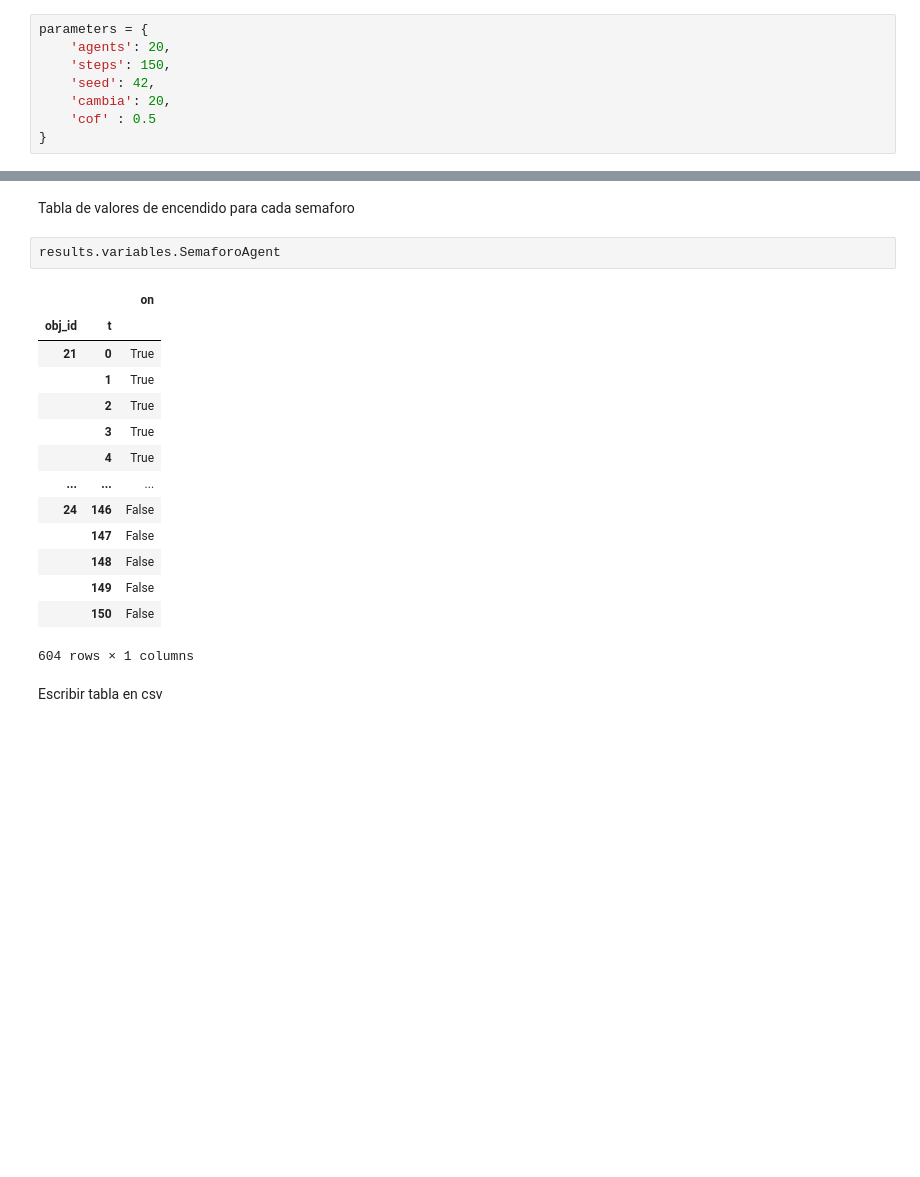
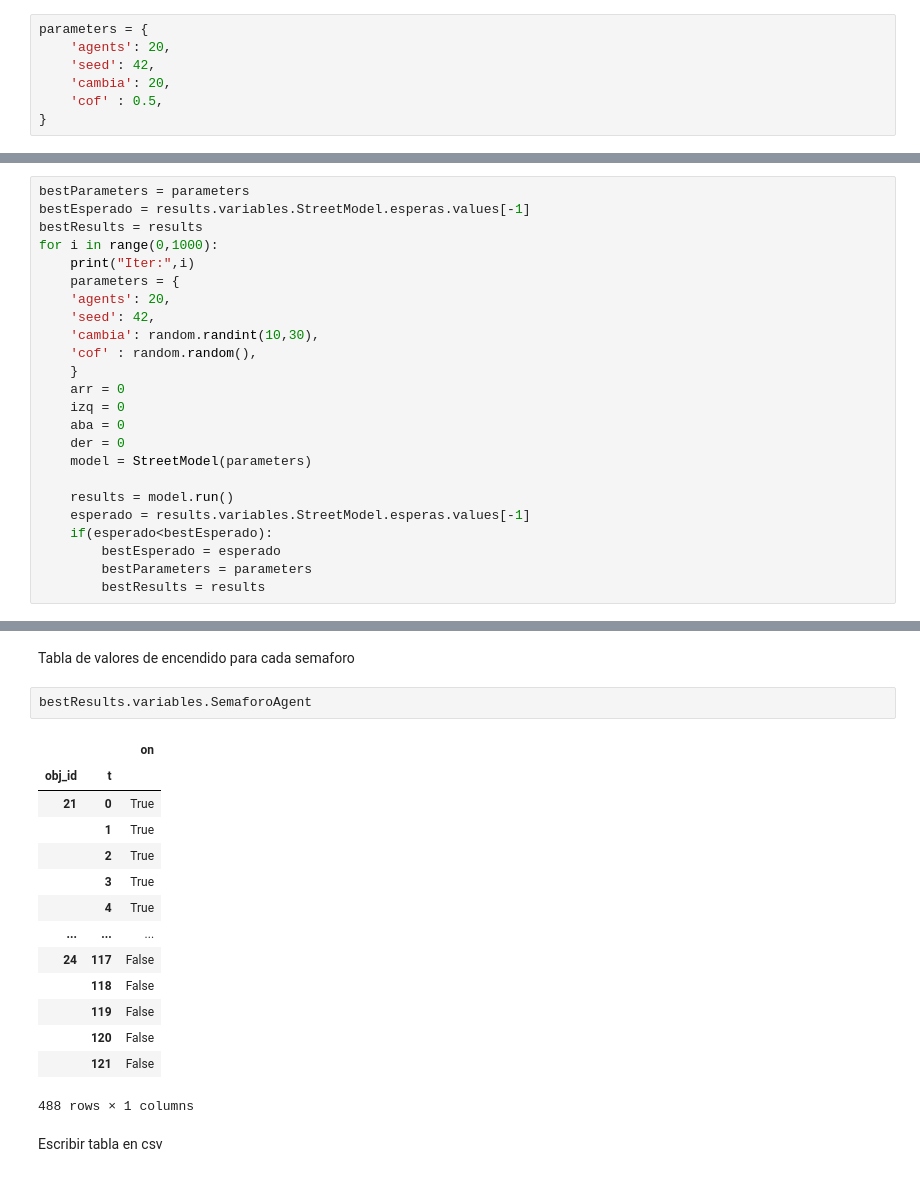
Before and after one commit to Danielema2000/Multiagentes-cruce-de-calles, a Jupyter notebook: Modelo.ipynb, the cells around one changed output, grey strips where cells are left out. Drawn from its saved outputs; the diff is of its cells as text; blank space fills up the shorter version.

```diff
--- a/Modelo.ipynb
+++ b/Modelo.ipynb
@@ -195,10 +212,9 @@ Parametros de una simulacion
 # %%
 parameters = {
     'agents': 20,
-    'steps': 150,
     'seed': 42,
     'cambia': 20,
-    'cof' : 0.5
+    'cof' : 0.5,
 }
 # %% [markdown]
 Ejecucion de una simulacion
@@ -269,0 +264,24 @@ results.info
+# %%
+bestParameters = parameters
+bestEsperado = results.variables.StreetModel.esperas.values[-1]
+bestResults = results
+for i in range(0,1000):
+    print("Iter:",i)
+    parameters = {
+    'agents': 20,
+    'seed': 42,
+    'cambia': random.randint(10,30),
+    'cof' : random.random(),
+    }
+    arr = 0
+    izq = 0
+    aba = 0
+    der = 0
+    model = StreetModel(parameters)
+
+    results = model.run()
+    esperado = results.variables.StreetModel.esperas.values[-1]
+    if(esperado<bestEsperado):
+        bestEsperado = esperado
+        bestParameters = parameters
+        bestResults = results
@@ -314,22 +383,22 @@ df.to_csv("carros.csv",index=False)
 # %% [markdown]
 Tabla de valores de encendido para cada semaforo
 # %%
-results.variables.SemaforoAgent
+bestResults.variables.SemaforoAgent
 # %% [output]
 |  |  | on |
 | obj_id | t |  |
 | 21 | 0 | True |
 |  | 1 | True |
 |  | 2 | True |
 |  | 3 | True |
 |  | 4 | True |
 | ... | ... | ... |
-| 24 | 146 | False |
-|  | 147 | False |
-|  | 148 | False |
-|  | 149 | False |
-|  | 150 | False |
+| 24 | 117 | False |
+|  | 118 | False |
+|  | 119 | False |
+|  | 120 | False |
+|  | 121 | False |
-604 rows × 1 columns
+488 rows × 1 columns
 # %% [markdown]
 Escribir tabla en csv
 # %%
```
Also changed, not shown: parts of 18 cells of this notebook, 2 other files.
